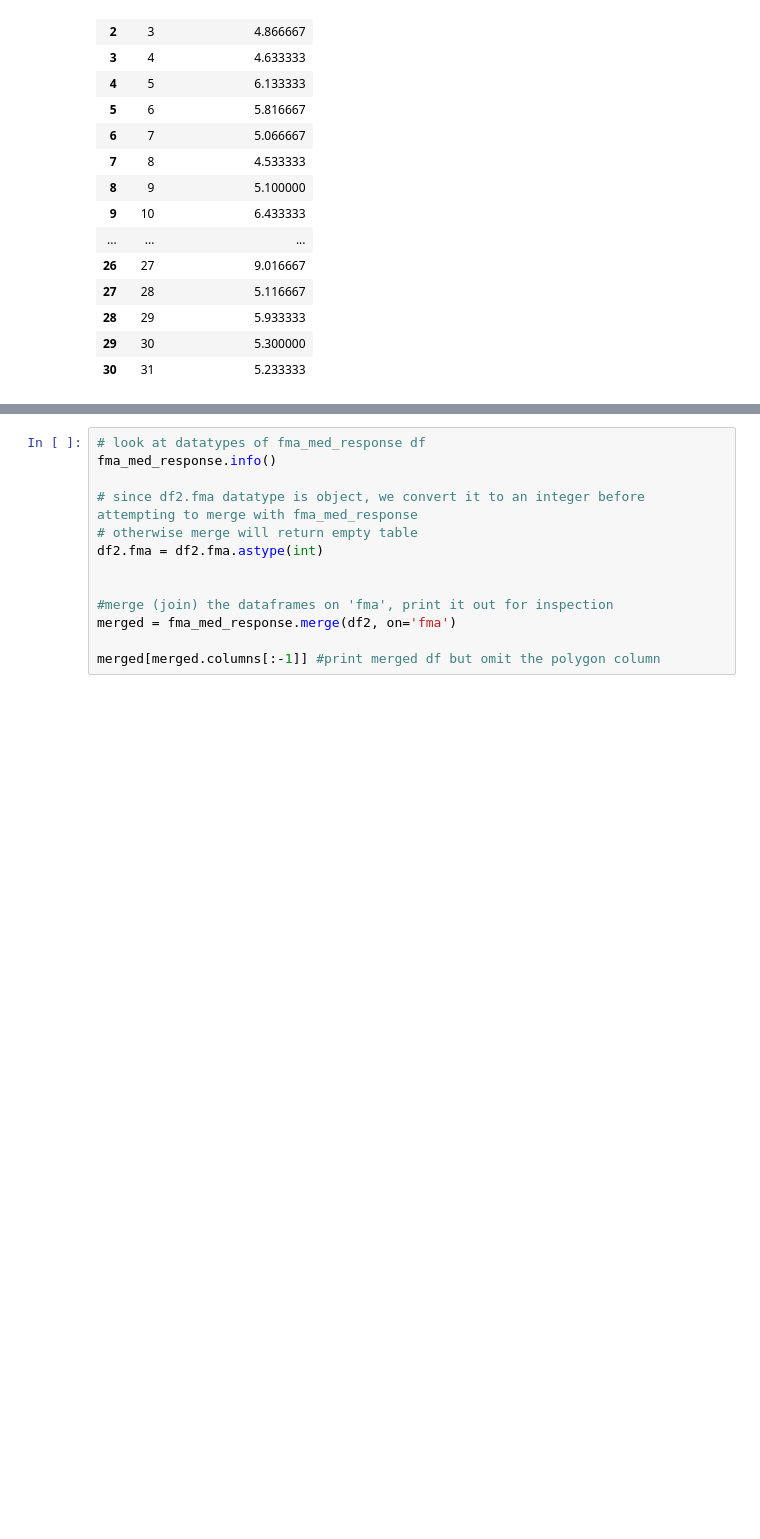
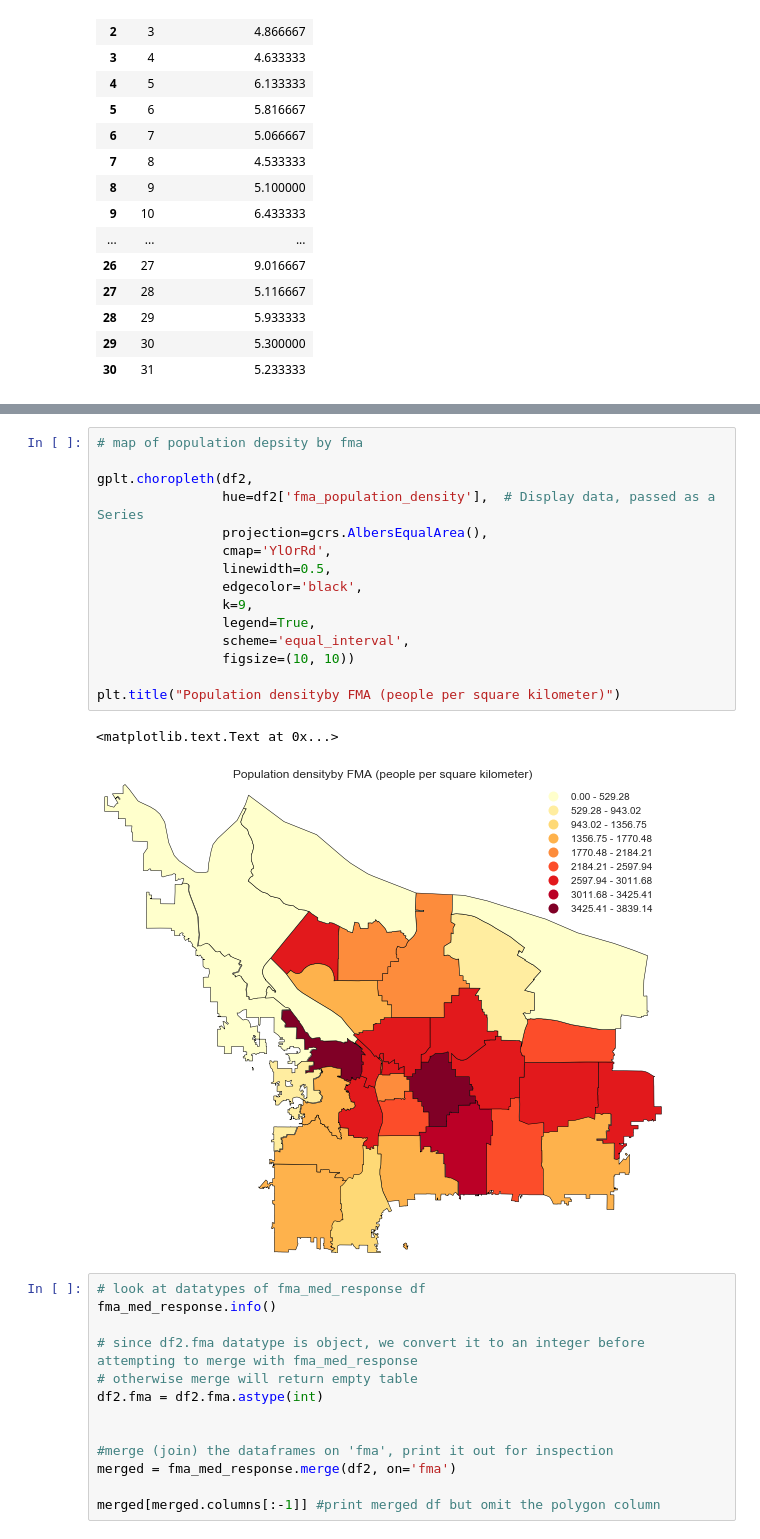
Before and after one commit to hackoregon/emergency-response, a Jupyter notebook: notebooks/census_eda_geo.ipynb, the cells around one changed output, grey strips where cells are left out. Saved outputs shown, nothing was run; the diff lists cells and outputs as text; blank space fills up the shorter version.

```diff
--- a/notebooks/census_eda_geo.ipynb
+++ b/notebooks/census_eda_geo.ipynb
@@ -259,6 +271,24 @@ plt.title("Total population by FMA")
 # %% [output]
 <matplotlib.text.Text at 0x...>
 [figure]
+# %%
+# map of population depsity by fma
+
+gplt.choropleth(df2,
+                hue=df2['fma_population_density'],  # Display data, passed as a Series
+                projection=gcrs.AlbersEqualArea(),
+                cmap='YlOrRd',
+                linewidth=0.5,
+                edgecolor='black',
+                k=9,
+                legend=True,
+                scheme='equal_interval',
+                figsize=(10, 10))
+
+plt.title("Population densityby FMA (people per square kilometer)")
+# %% [output]
+<matplotlib.text.Text at 0x...>
+[figure, added]
 # %%
 # look at datatypes of fma_med_response df
 fma_med_response.info()
```
Also changed, not shown: parts of 7 cells of this notebook.
